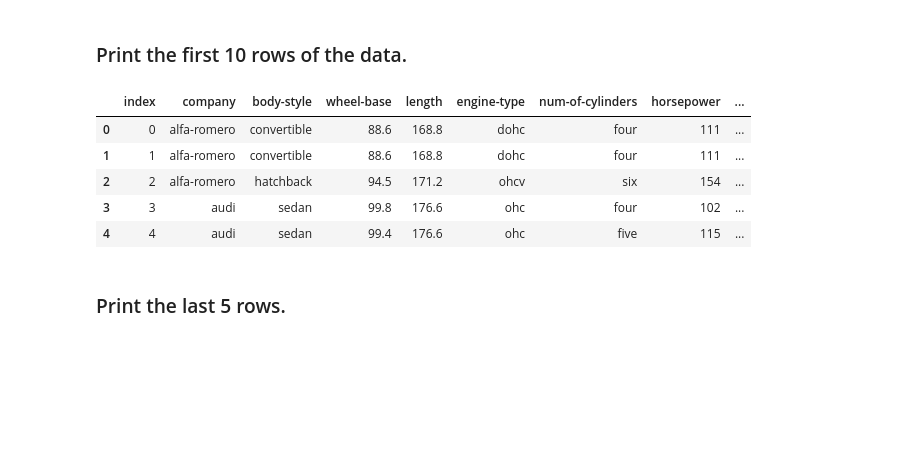
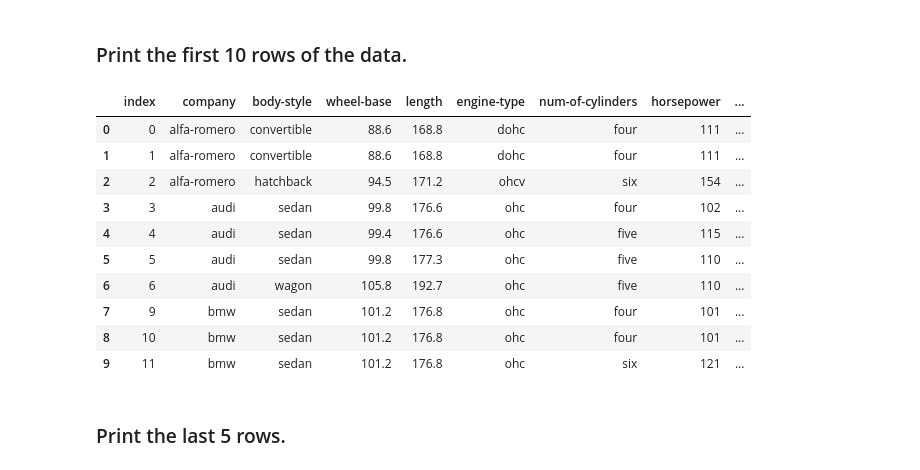
Before and after one commit to 2emiln/kunskapskontroll, a Jupyter notebook: SVAR_kunskapskontroll_1_3_Pandas.ipynb, the cells around one changed output. Drawn from its saved outputs; the diff is of its cells as text; code cells hidden in the pictures; blank space fills up the shorter version.

```diff
--- a/SVAR_kunskapskontroll_1_3_Pandas.ipynb
+++ b/SVAR_kunskapskontroll_1_3_Pandas.ipynb
@@ -26,14 +26,19 @@ cars = pd.read_csv('cars_data.csv')
 # %% [markdown]
 ### Print the first 10 rows of the data.
 # %%
-cars.head()
+cars.head(10)
 # %% [output]
 |  | index | company | body-style | wheel-base | length | engine-type | num-of-cylinders | horsepower | ... |
 | 0 | 0 | alfa-romero | convertible | 88.6 | 168.8 | dohc | four | 111 | ... |
 | 1 | 1 | alfa-romero | convertible | 88.6 | 168.8 | dohc | four | 111 | ... |
 | 2 | 2 | alfa-romero | hatchback | 94.5 | 171.2 | ohcv | six | 154 | ... |
 | 3 | 3 | audi | sedan | 99.8 | 176.6 | ohc | four | 102 | ... |
 | 4 | 4 | audi | sedan | 99.4 | 176.6 | ohc | five | 115 | ... |
+| 5 | 5 | audi | sedan | 99.8 | 177.3 | ohc | five | 110 | ... |
+| 6 | 6 | audi | wagon | 105.8 | 192.7 | ohc | five | 110 | ... |
+| 7 | 9 | bmw | sedan | 101.2 | 176.8 | ohc | four | 101 | ... |
+| 8 | 10 | bmw | sedan | 101.2 | 176.8 | ohc | four | 101 | ... |
+| 9 | 11 | bmw | sedan | 101.2 | 176.8 | ohc | six | 121 | ... |
 # %% [markdown]
 ### Print the last 5 rows.
 # %%
```
Also changed, not shown: parts of 1 cell of this notebook.
